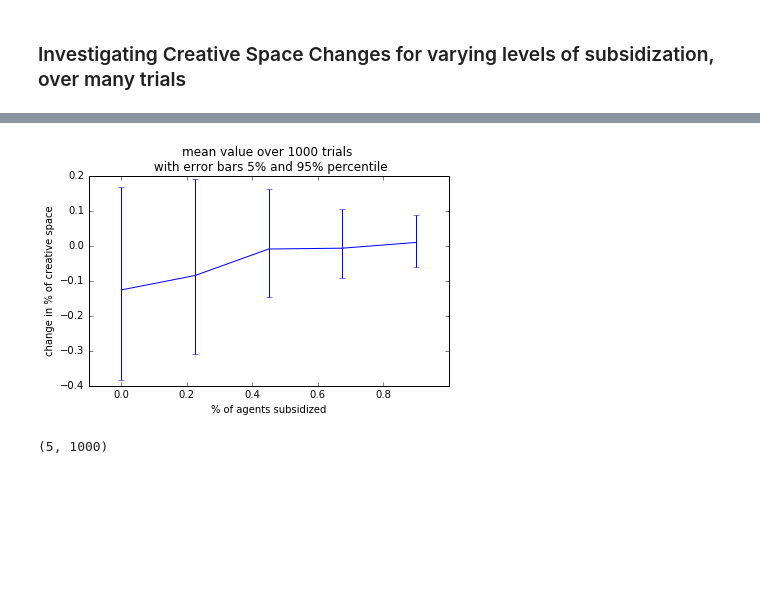
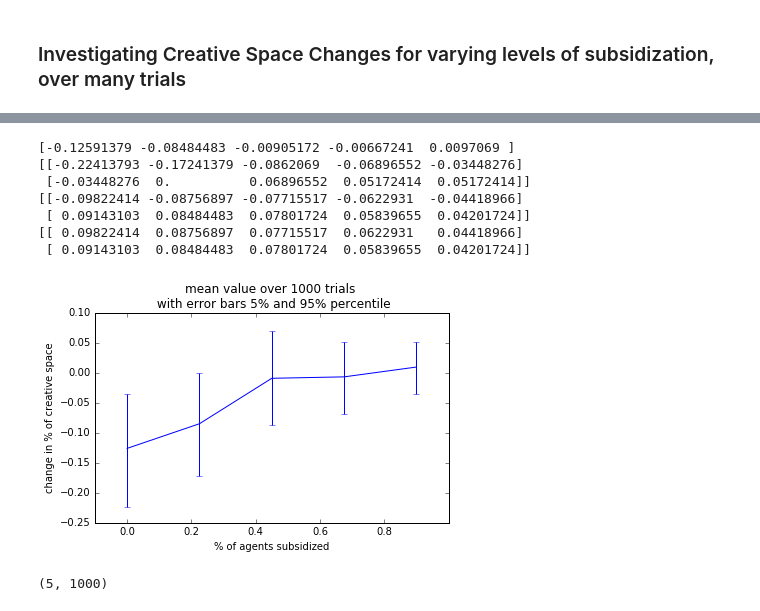
Before and after one commit to Margaretmcrawf/Gentrification, a Jupyter notebook: code/RyanExplore.ipynb, the cells around one changed output, grey strips where cells are left out. Cells and saved outputs as stored; diff of their text form; code cells hidden in the pictures; blank space fills up the shorter version.

```diff
--- a/code/RyanExplore.ipynb
+++ b/code/RyanExplore.ipynb
@@ -127 +123,6 @@ for i, p_subsidized in enumerate(p_subsidized_vals):
+# %%
+# preload a resmat
+sub_levels = 5
+p_subsidized_vals = np.linspace(0, 0.90, sub_levels)
+resmat = np.load('resmat_start_rent_12000avgrent_codeversion2_seed17_1000_trials.npy')
 # %%
@@ -137,14 +142,30 @@ plt.savefig('p_subsidized_creative_space_errbar_stdev.png', bbox_inches='tight')
 # %%
-plt.errorbar(p_subsidized_vals, np.mean(resmat, axis=1),
-             yerr=[np.percentile(resmat, 0.05, axis=1), np.percentile(resmat, 0.95, axis=1)])
+mean = np.mean(resmat, axis=1)
+print(mean)
+yerr = np.vstack([np.percentile(resmat, 5, axis=1),
+                  np.percentile(resmat, 95, axis=1)])
+print(yerr)
+yerr = yerr - mean[None, :]
+print(yerr)
+yerr[0,:] *= -1
+print(yerr)
+plt.errorbar(p_subsidized_vals, mean,
+             yerr=yerr)
 plt.title('mean value over 1000 trials \n with error bars 5% and 95% percentile')
 plt.xlabel('% of agents subsidized')
 plt.ylabel('change in % of creative space')
 plt.xlim([-0.1, 1.0])
 plt.tight_layout()
 plt.savefig('p_subsidized_creative_space_errbar_5_95.png', bbox_inches='tight')
 # %% [output]
+[-0.12591379 -0.08484483 -0.00905172 -0.00667241  0.0097069 ]
+[[-0.22413793 -0.17241379 -0.0862069  -0.06896552 -0.03448276]
+ [-0.03448276  0.          0.06896552  0.05172414  0.05172414]]
+[[-0.09822414 -0.08756897 -0.07715517 -0.0622931  -0.04418966]
+ [ 0.09143103  0.08484483  0.07801724  0.05839655  0.04201724]]
+[[ 0.09822414  0.08756897  0.07715517  0.0622931   0.04418966]
+ [ 0.09143103  0.08484483  0.07801724  0.05839655  0.04201724]]
-[figure, old version]
+[figure, new version]
 # %%
 resmat.shape
 # %% [output]
```
Also changed, not shown: parts of 4 cells of this notebook.
